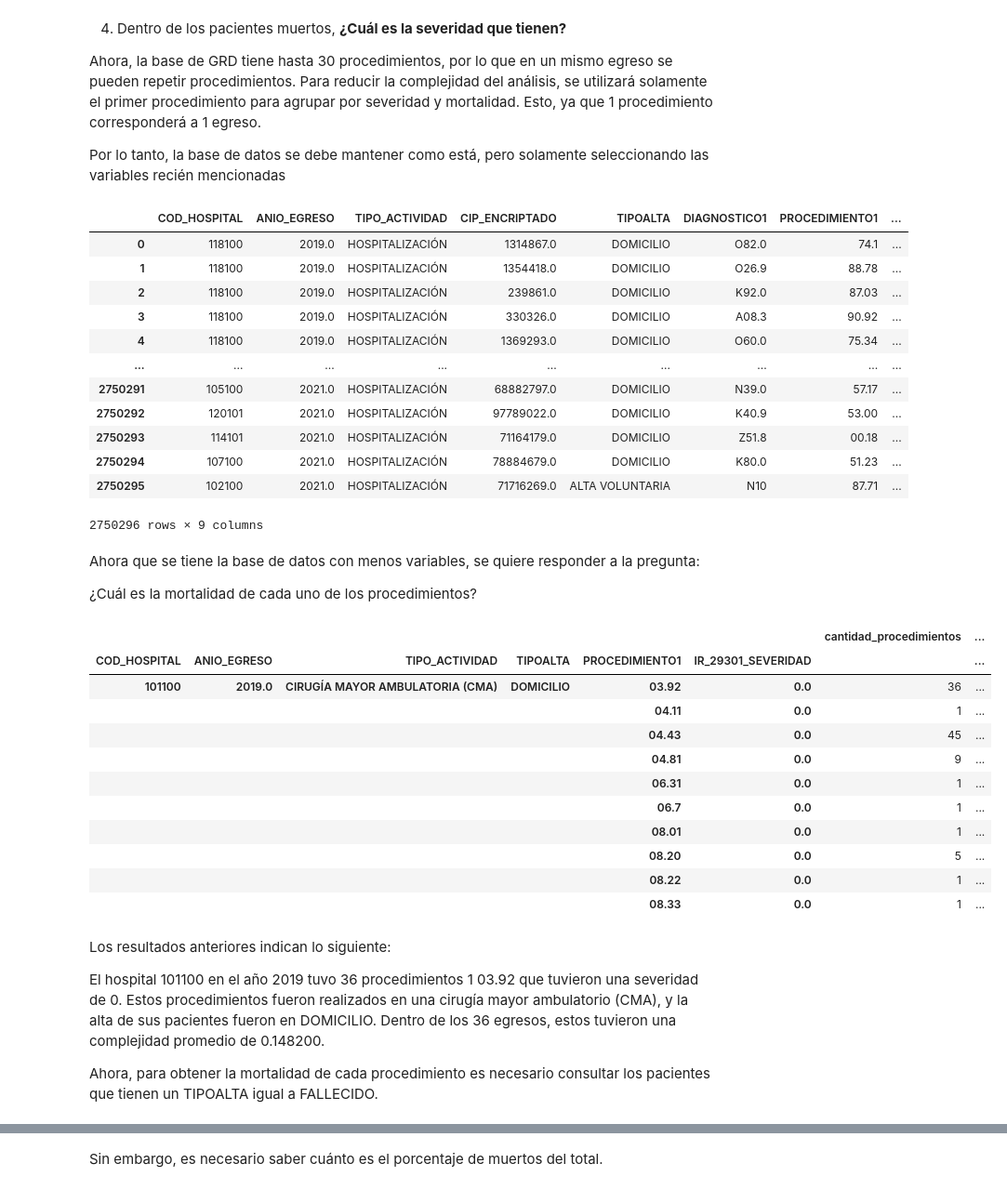
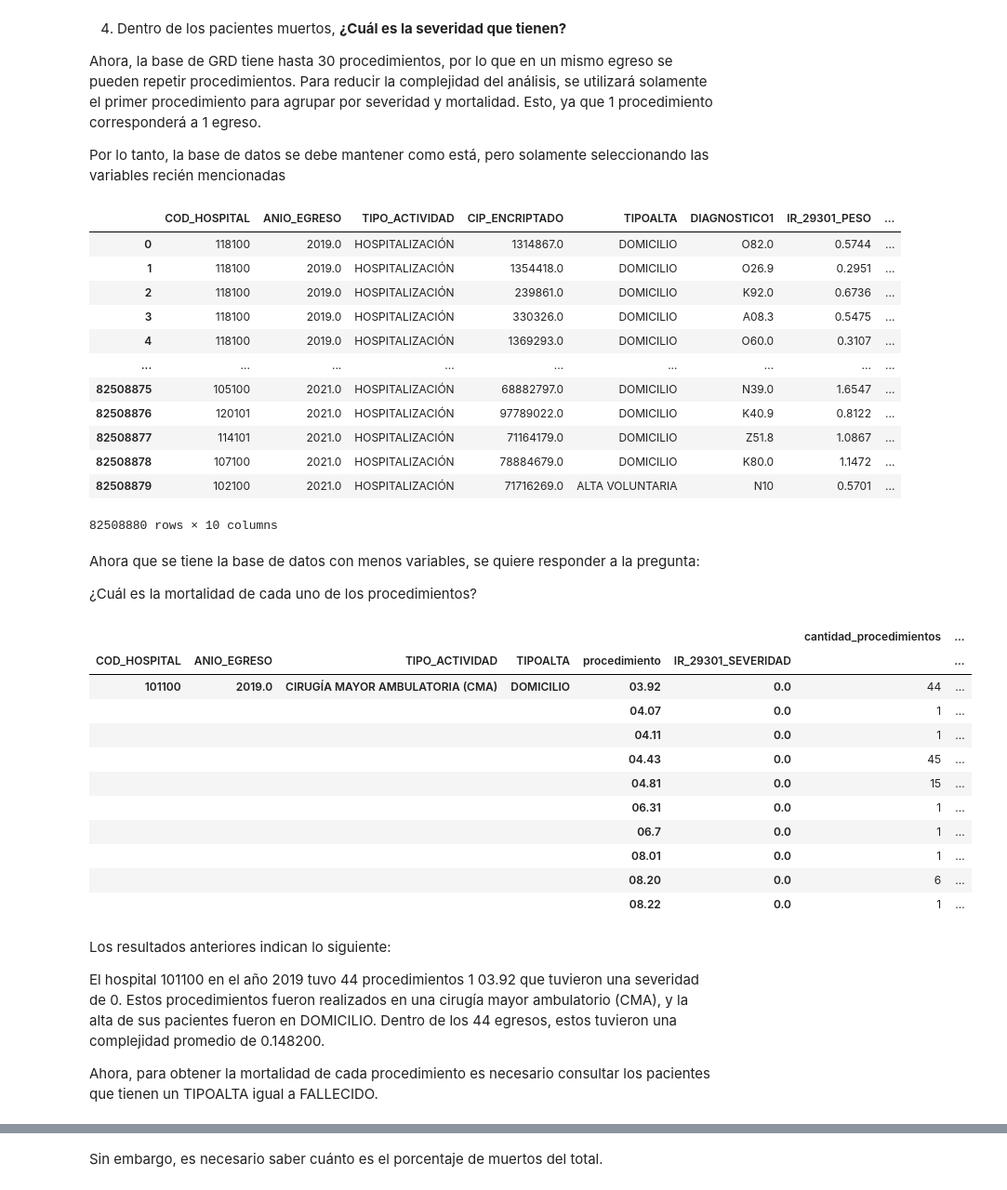
Before and after one commit to JavierRojas14/grd, a Jupyter notebook: notebooks/2.0-jrb-number-of-procedures-per-diagnosis.ipynb, the cells around one changed output, grey strips where cells are left out. Shown at 93% size. Saved outputs shown, nothing was run; the diff lists cells and outputs as text; code cells hidden in the pictures.

```diff
--- a/notebooks/2.0-jrb-number-of-procedures-per-diagnosis.ipynb
+++ b/notebooks/2.0-jrb-number-of-procedures-per-diagnosis.ipynb
@@ -43,8 +43,7 @@ esquema_hospitales = pd.read_excel(
     "../data/external/Esquema_Registro-2023.xls", sheet_name=4, header=7
 ).dropna(how="all", axis=1)
 # %%
-df_procesada = pd.read_csv(
-    "../data/processed/df_procesada.csv", sep=";", dtype=vars_procedimientos)
+df_procesada = pd.read_csv("../data/processed/df_procesada.csv", sep=";", dtype=vars_procedimientos)
 # %%
 display(df_procesada.head(10))
 # %% [output]
@@ -223,35 +220,37 @@ a 1 egreso.
 Por lo tanto, la base de datos se debe mantener como está, pero solamente seleccionando las variables
 recién mencionadas
 # %%
-vars_de_interes = [
-    "COD_HOSPITAL",
-    "ANIO_EGRESO",
-    "TIPO_ACTIVIDAD",
-    "CIP_ENCRIPTADO",
-    "TIPOALTA",
-    "DIAGNOSTICO1",
-    "PROCEDIMIENTO1",
-    "IR_29301_PESO",
-    "IR_29301_SEVERIDAD",
-]
+df_para_mortalidad_y_severidad = pd.melt(
+    df_procesada,
+    id_vars=[
+        "COD_HOSPITAL",
+        "ANIO_EGRESO",
+        "TIPO_ACTIVIDAD",
+        "CIP_ENCRIPTADO",
+        "TIPOALTA",
+        "DIAGNOSTICO1",
+        "IR_29301_PESO",
+        "IR_29301_SEVERIDAD",
+    ],
+    value_vars=vars_procedimientos.keys(),
+    value_name="procedimiento",
+)
-# %%
-df_para_mortalidad_y_severidad = df_procesada[vars_de_interes]
 # %%
 display(df_para_mortalidad_y_severidad)
 # %% [output]
-|  | COD_HOSPITAL | ANIO_EGRESO | TIPO_ACTIVIDAD | CIP_ENCRIPTADO | TIPOALTA | DIAGNOSTICO1 | PROCEDIMIENTO1 | ... |
-| 0 | 118100 | 2019.0 | HOSPITALIZACIÓN | 1314867.0 | DOMICILIO | O82.0 | 74.1 | ... |
-| 1 | 118100 | 2019.0 | HOSPITALIZACIÓN | 1354418.0 | DOMICILIO | O26.9 | 88.78 | ... |
-| 2 | 118100 | 2019.0 | HOSPITALIZACIÓN | 239861.0 | DOMICILIO | K92.0 | 87.03 | ... |
-| 3 | 118100 | 2019.0 | HOSPITALIZACIÓN | 330326.0 | DOMICILIO | A08.3 | 90.92 | ... |
-| 4 | 118100 | 2019.0 | HOSPITALIZACIÓN | 1369293.0 | DOMICILIO | O60.0 | 75.34 | ... |
+|  | COD_HOSPITAL | ANIO_EGRESO | TIPO_ACTIVIDAD | CIP_ENCRIPTADO | TIPOALTA | DIAGNOSTICO1 | IR_29301_PESO | ... |
+| 0 | 118100 | 2019.0 | HOSPITALIZACIÓN | 1314867.0 | DOMICILIO | O82.0 | 0.5744 | ... |
+| 1 | 118100 | 2019.0 | HOSPITALIZACIÓN | 1354418.0 | DOMICILIO | O26.9 | 0.2951 | ... |
+| 2 | 118100 | 2019.0 | HOSPITALIZACIÓN | 239861.0 | DOMICILIO | K92.0 | 0.6736 | ... |
+| 3 | 118100 | 2019.0 | HOSPITALIZACIÓN | 330326.0 | DOMICILIO | A08.3 | 0.5475 | ... |
+| 4 | 118100 | 2019.0 | HOSPITALIZACIÓN | 1369293.0 | DOMICILIO | O60.0 | 0.3107 | ... |
 | ... | ... | ... | ... | ... | ... | ... | ... | ... |
-| 2750291 | 105100 | 2021.0 | HOSPITALIZACIÓN | 68882797.0 | DOMICILIO | N39.0 | 57.17 | ... |
-| 2750292 | 120101 | 2021.0 | HOSPITALIZACIÓN | 97789022.0 | DOMICILIO | K40.9 | 53.00 | ... |
-| 2750293 | 114101 | 2021.0 | HOSPITALIZACIÓN | 71164179.0 | DOMICILIO | Z51.8 | 00.18 | ... |
-| 2750294 | 107100 | 2021.0 | HOSPITALIZACIÓN | 78884679.0 | DOMICILIO | K80.0 | 51.23 | ... |
-| 2750295 | 102100 | 2021.0 | HOSPITALIZACIÓN | 71716269.0 | ALTA VOLUNTARIA | N10 | 87.71 | ... |
+| 82508875 | 105100 | 2021.0 | HOSPITALIZACIÓN | 68882797.0 | DOMICILIO | N39.0 | 1.6547 | ... |
+| 82508876 | 120101 | 2021.0 | HOSPITALIZACIÓN | 97789022.0 | DOMICILIO | K40.9 | 0.8122 | ... |
+| 82508877 | 114101 | 2021.0 | HOSPITALIZACIÓN | 71164179.0 | DOMICILIO | Z51.8 | 1.0867 | ... |
+| 82508878 | 107100 | 2021.0 | HOSPITALIZACIÓN | 78884679.0 | DOMICILIO | K80.0 | 1.1472 | ... |
+| 82508879 | 102100 | 2021.0 | HOSPITALIZACIÓN | 71716269.0 | ALTA VOLUNTARIA | N10 | 0.5701 | ... |
-2750296 rows × 9 columns
+82508880 rows × 10 columns
 # %% [markdown]
 Ahora que se tiene la base de datos con menos variables, se quiere responder a la pregunta:
 
@@ -259,39 +258,39 @@ Ahora que se tiene la base de datos con menos variables, se quiere responder a l
 # %%
 desglose_procedimientos = df_para_mortalidad_y_severidad.groupby(
     [
         "COD_HOSPITAL",
         "ANIO_EGRESO",
         "TIPO_ACTIVIDAD",
         "TIPOALTA",
-        "PROCEDIMIENTO1",
+        "procedimiento",
         "IR_29301_SEVERIDAD",
     ]
-).agg(cantidad_procedimientos=("PROCEDIMIENTO1", "count"), peso_grd_medio=("IR_29301_PESO", "mean"))
+).agg(cantidad_procedimientos=("procedimiento", "count"), peso_grd_medio=("IR_29301_PESO", "mean"))
 
 display(desglose_procedimientos.head(10))
 
 desglose_procedimientos = desglose_procedimientos.reset_index().sort_values(
-    ["COD_HOSPITAL", "ANIO_EGRESO", "PROCEDIMIENTO1"]
+    ["COD_HOSPITAL", "ANIO_EGRESO", "cantidad_procedimientos"]
 )
 # %% [output]
 |  |  |  |  |  |  | cantidad_procedimientos | ... |
-| COD_HOSPITAL | ANIO_EGRESO | TIPO_ACTIVIDAD | TIPOALTA | PROCEDIMIENTO1 | IR_29301_SEVERIDAD |  | ... |
-| 101100 | 2019.0 | CIRUGÍA MAYOR AMBULATORIA (CMA) | DOMICILIO | 03.92 | 0.0 | 36 | ... |
+| COD_HOSPITAL | ANIO_EGRESO | TIPO_ACTIVIDAD | TIPOALTA | procedimiento | IR_29301_SEVERIDAD |  | ... |
+| 101100 | 2019.0 | CIRUGÍA MAYOR AMBULATORIA (CMA) | DOMICILIO | 03.92 | 0.0 | 44 | ... |
+|  |  |  |  | 04.07 | 0.0 | 1 | ... |
 |  |  |  |  | 04.11 | 0.0 | 1 | ... |
 |  |  |  |  | 04.43 | 0.0 | 45 | ... |
-|  |  |  |  | 04.81 | 0.0 | 9 | ... |
+|  |  |  |  | 04.81 | 0.0 | 15 | ... |
 |  |  |  |  | 06.31 | 0.0 | 1 | ... |
 |  |  |  |  | 06.7 | 0.0 | 1 | ... |
 |  |  |  |  | 08.01 | 0.0 | 1 | ... |
-|  |  |  |  | 08.20 | 0.0 | 5 | ... |
+|  |  |  |  | 08.20 | 0.0 | 6 | ... |
 |  |  |  |  | 08.22 | 0.0 | 1 | ... |
-|  |  |  |  | 08.33 | 0.0 | 1 | ... |
 # %% [markdown]
 Los resultados anteriores indican lo siguiente:
 
-El hospital 101100 en el año 2019 tuvo 36 procedimientos 1 03.92 que tuvieron una severidad de 0.
+El hospital 101100 en el año 2019 tuvo 44 procedimientos 1 03.92 que tuvieron una severidad de 0.
 Estos procedimientos fueron realizados en una cirugía mayor ambulatorio (CMA), y la alta de
-sus pacientes fueron en DOMICILIO. Dentro de los 36 egresos, estos tuvieron una complejidad
+sus pacientes fueron en DOMICILIO. Dentro de los 44 egresos, estos tuvieron una complejidad
 promedio de 0.148200.
 
 Ahora, para obtener la mortalidad de cada procedimiento es necesario consultar los pacientes
```
Also changed, not shown: parts of 8 cells of this notebook.
